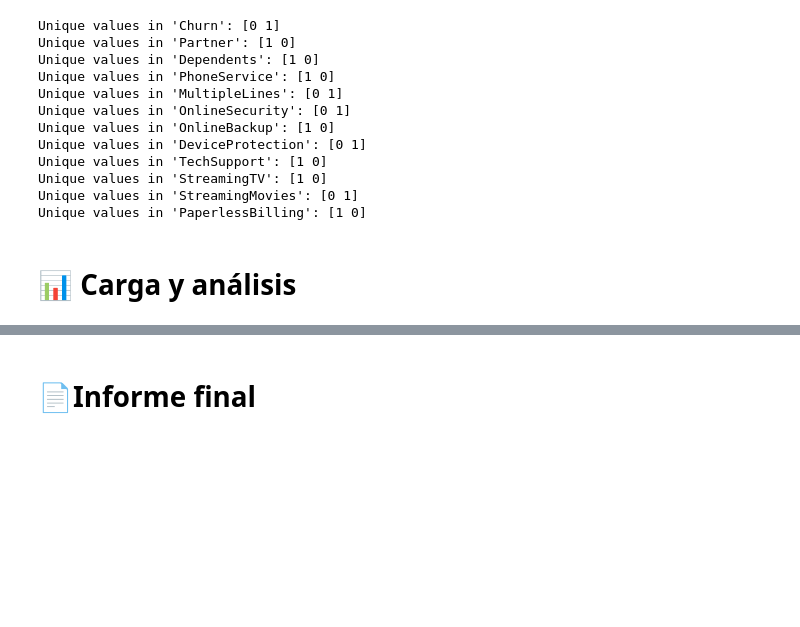
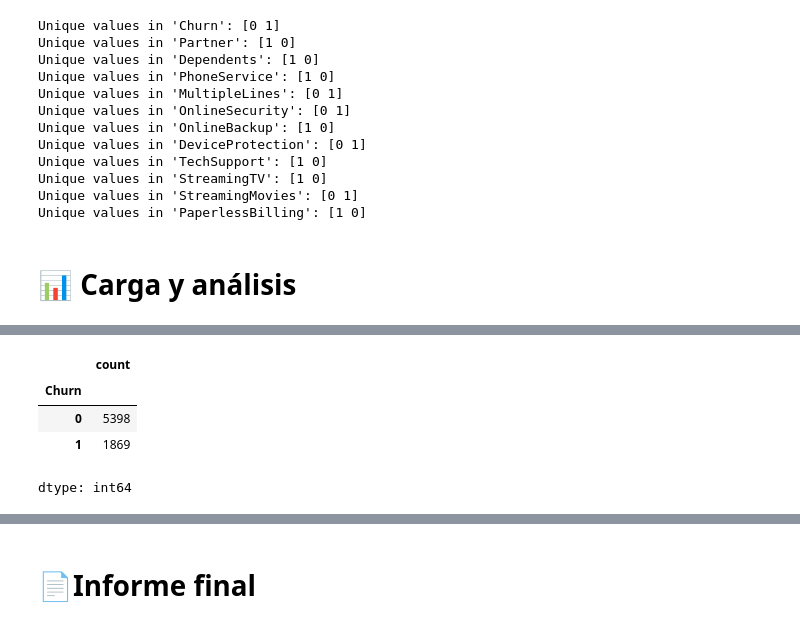
Before and after one commit to TWOD22/DesafioTelecomX, a Jupyter notebook: DesafioTelecomX.ipynb, the cells around one changed output, grey strips where cells are left out. Saved outputs shown, nothing was run; the diff lists cells and outputs as text; code cells hidden in the pictures; blank space fills up the shorter version.

```diff
--- a/DesafioTelecomX.ipynb
+++ b/DesafioTelecomX.ipynb
@@ -267,0 +268,8 @@ import matplotlib as plt
+# %%
+df_normalized['Churn'].value_counts()
+# %% [output]
+|  | count |
+| Churn |  |
+| 0 | 5398 |
+| 1 | 1869 |
+dtype: int64
```
Also changed, not shown: parts of 3 cells of this notebook.
